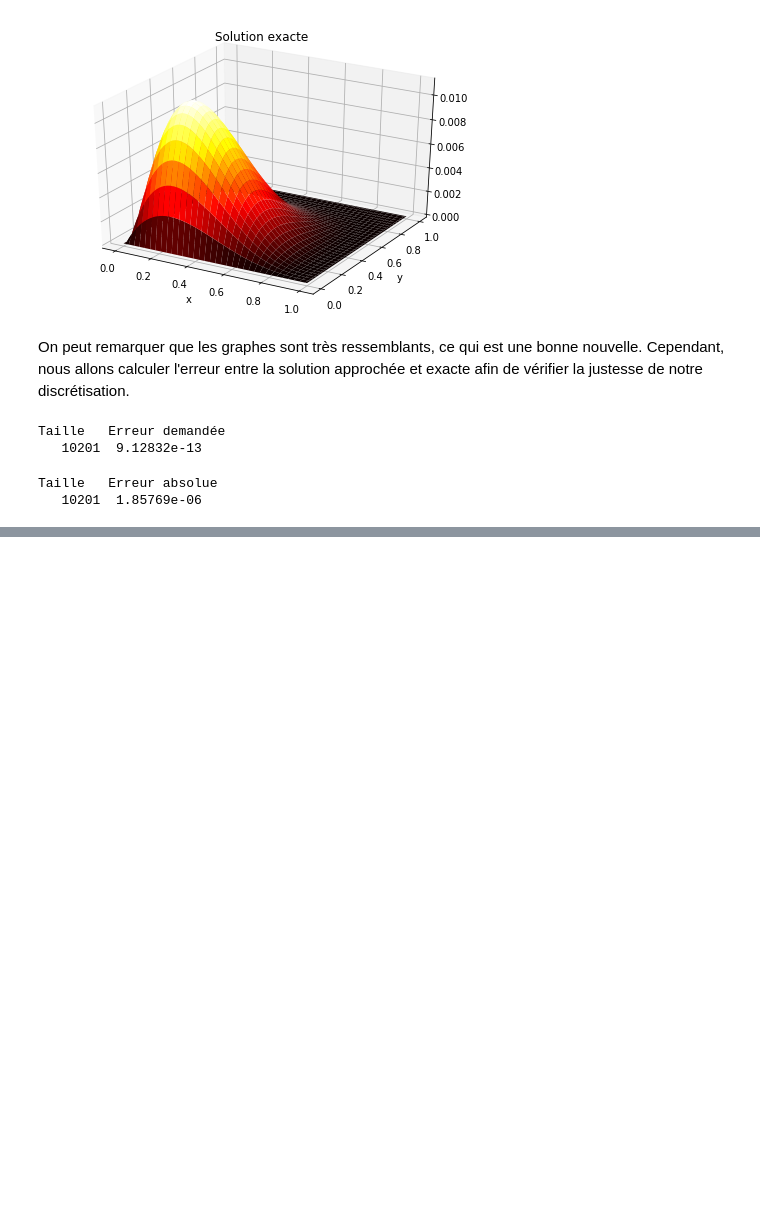
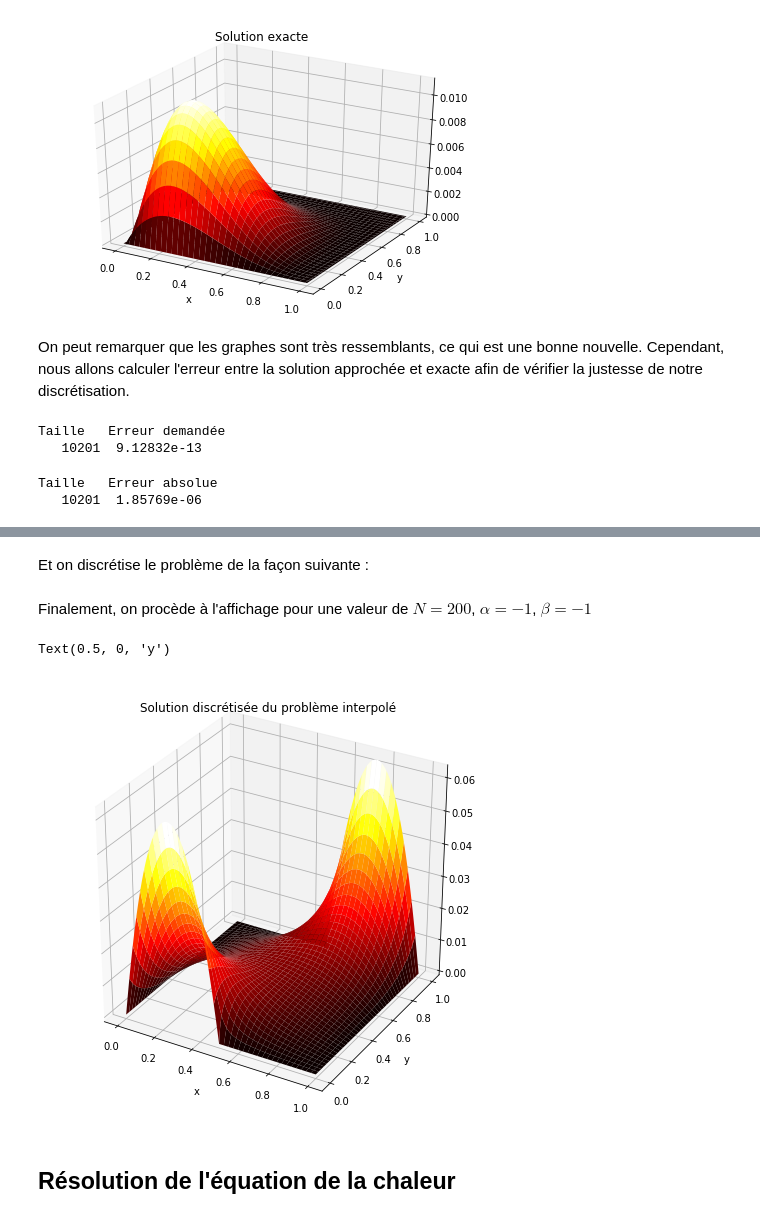
Before and after one commit to ThomasPhilibert0/cours, a Jupyter notebook: GTT/DiscretisationLaplacien.ipynb, the cells around one changed output, grey strips where cells are left out. Cells and saved outputs as stored; diff of their text form; code cells hidden in the pictures; blank space fills up the shorter version.

```diff
--- a/GTT/DiscretisationLaplacien.ipynb
+++ b/GTT/DiscretisationLaplacien.ipynb
@@ -209,0 +228,52 @@ Taille   Erreur absolue
+# %%
+def fb(x,y,alpha):
+    return x*(x-(1./2.))*alpha
+
+def fh(x,y,beta):
+    return (x-1.)*(x-(1./2.))*beta
+# %% [markdown]
+Et on discrétise le problème de la façon suivante :
+# %%
+def sol_disc_inter(N, alpha, beta):
+    x = np.linspace(0,1,N+1)
+    y = np.linspace(0,1,N+1)
+
+    F = np.zeros((N+1)*(N+1))      #Matrice pour stocker les valeurs de f, avec les interpolés
+
+    for i in np.arange(0,N+1):
+        for j in np.arange(0,N+1):
+            k = i + j*(N+1)
+            if (i <= (N/2.) and j == 0):
+                F[k] = fb(x[i],y[j],alpha)
+            elif (i >= (N/2.) and j == N):
+                F[k] = fh(x[i],y[j],beta)
+
+
+    U = np.zeros((N+1)*(N+1))       #Matrice pour la solution
+    A = matrix_lap(N)               #Matrice de discrétisation du Laplacien
+
+    U = spsolve(A,F)            #On résoud par le solveur spsolve
+
+    return U
+# %% [markdown]
+Finalement, on procède à l'affichage pour une valeur de $N = 200$, $\alpha = -1$, $\beta = -1$
+# %%
+N = 200
+
+x = np.linspace(0,1,N+1)
+y = np.linspace(0,1,N+1)
+
+U = sol_disc_inter(N,-1,-1)
+
+fig = plt.figure(figsize = [8,8])
+ax = fig.add_subplot(111 ,projection='3d')
+X,Y = np.meshgrid(x,y)
+ax.plot_surface(X,Y, U.reshape((N+1,N+1)), cmap='hot')
+plt.title("Solution discrétisée du problème interpolé")
+plt.xlabel("x")
+plt.ylabel("y")
+# %% [output]
+Text(0.5, 0, 'y')
+[figure, added]
+# %% [markdown]
+## Résolution de l'équation de la chaleur
```
Also changed, not shown: parts of 21 cells of this notebook.
